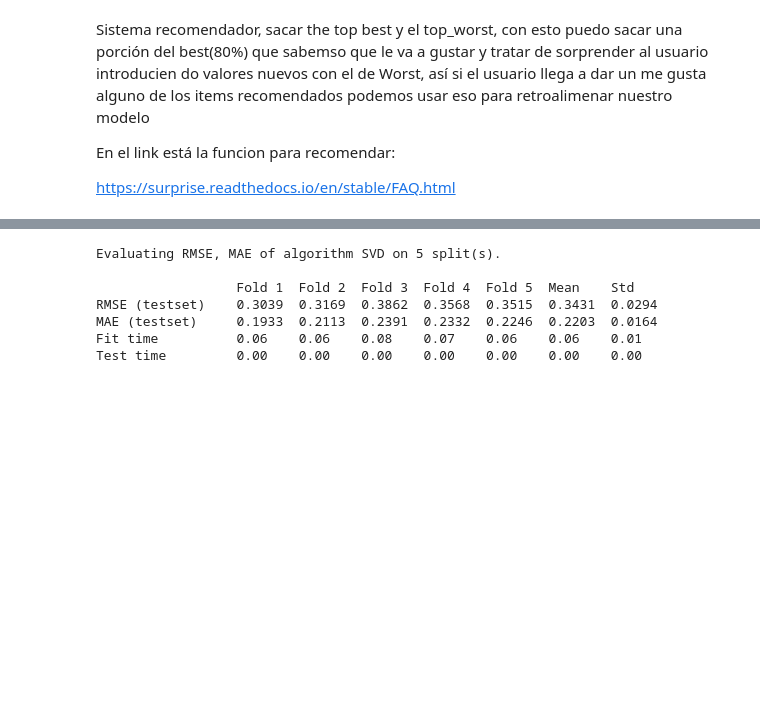
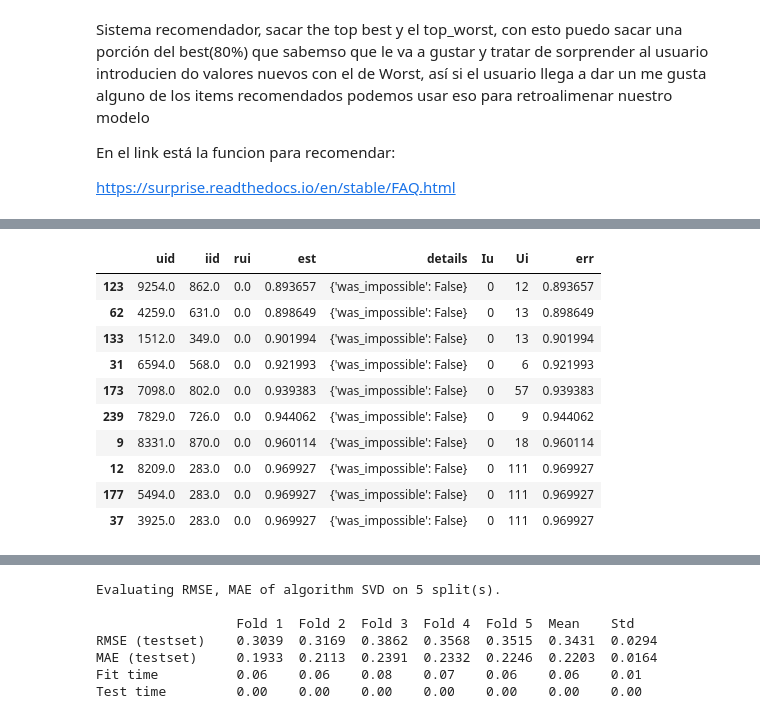
Before and after one commit to gonzalogperez/sistemas-recomendacion-steam, a Jupyter notebook: DS_Proyecto_03_SR.ipynb, the cells around one changed output, grey strips where cells are left out. Cells and saved outputs as stored; diff of their text form; code cells hidden in the pictures; blank space fills up the shorter version.

```diff
--- a/DS_Proyecto_03_SR.ipynb
+++ b/DS_Proyecto_03_SR.ipynb
@@ -1758,0 +1843,14 @@ https://surprise.readthedocs.io/en/stable/FAQ.html
+# %%
+worst_predictions
+# %% [output]
+|  | uid | iid | rui | est | details | Iu | Ui | err |
+| 123 | 9254.0 | 862.0 | 0.0 | 0.893657 | {'was_impossible': False} | 0 | 12 | 0.893657 |
+| 62 | 4259.0 | 631.0 | 0.0 | 0.898649 | {'was_impossible': False} | 0 | 13 | 0.898649 |
+| 133 | 1512.0 | 349.0 | 0.0 | 0.901994 | {'was_impossible': False} | 0 | 13 | 0.901994 |
+| 31 | 6594.0 | 568.0 | 0.0 | 0.921993 | {'was_impossible': False} | 0 | 6 | 0.921993 |
+| 173 | 7098.0 | 802.0 | 0.0 | 0.939383 | {'was_impossible': False} | 0 | 57 | 0.939383 |
+| 239 | 7829.0 | 726.0 | 0.0 | 0.944062 | {'was_impossible': False} | 0 | 9 | 0.944062 |
+| 9 | 8331.0 | 870.0 | 0.0 | 0.960114 | {'was_impossible': False} | 0 | 18 | 0.960114 |
+| 12 | 8209.0 | 283.0 | 0.0 | 0.969927 | {'was_impossible': False} | 0 | 111 | 0.969927 |
+| 177 | 5494.0 | 283.0 | 0.0 | 0.969927 | {'was_impossible': False} | 0 | 111 | 0.969927 |
+| 37 | 3925.0 | 283.0 | 0.0 | 0.969927 | {'was_impossible': False} | 0 | 111 | 0.969927 |
```
Also changed, not shown: parts of 18 cells of this notebook, 1 other file.
